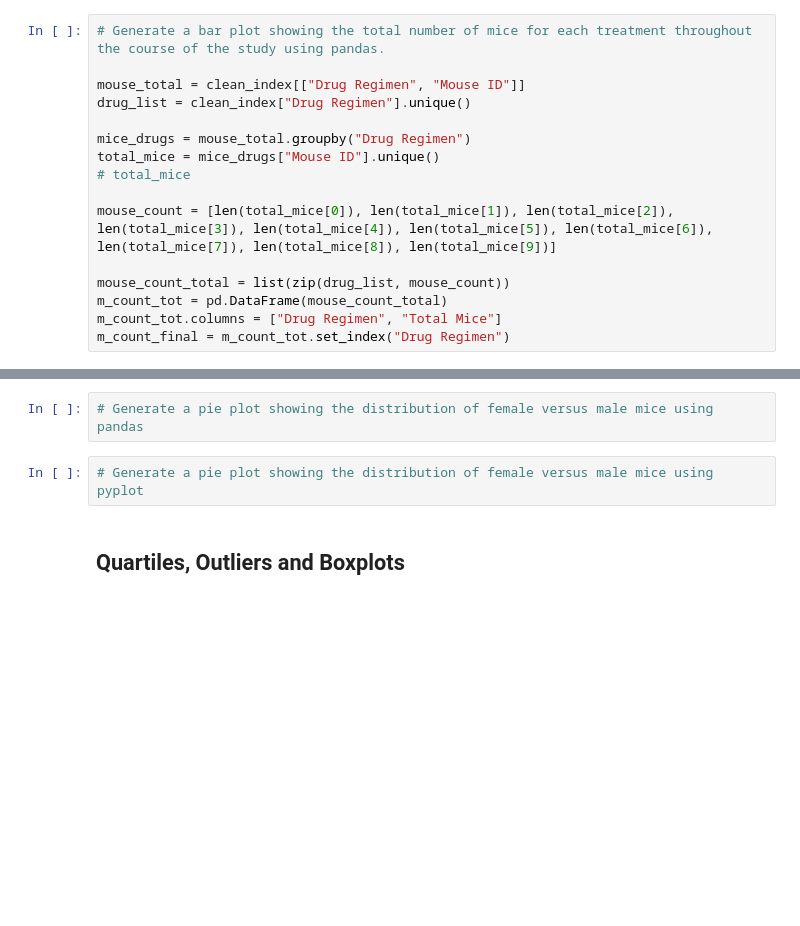
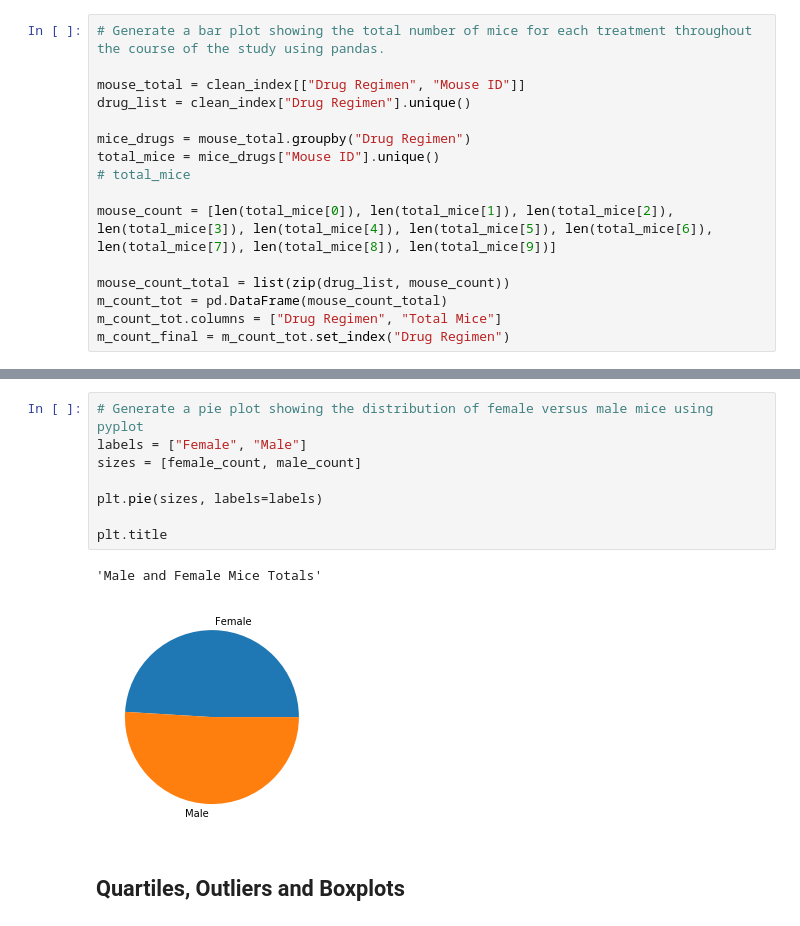
Before and after one commit to msckat11/matplotlib-challenge, a Jupyter notebook: pymaceuticals_starter.ipynb, the cells around one changed output, grey strips where cells are left out. Drawn from its saved outputs; the diff is of its cells as text; blank space fills up the shorter version.

```diff
--- a/pymaceuticals_starter.ipynb
+++ b/pymaceuticals_starter.ipynb
@@ -206,7 +226,14 @@ Text(0, 0.5, 'Total Mice')
 # %%
-# Generate a pie plot showing the distribution of female versus male mice using pandas
+# Generate a pie plot showing the distribution of female versus male mice using pyplot
+labels = ["Female", "Male"]
+sizes = [female_count, male_count]
+
+plt.pie(sizes, labels=labels)
+
+plt.title
+# %% [output]
+'Male and Female Mice Totals'
+[figure, added]
-# %%
-# Generate a pie plot showing the distribution of female versus male mice using pyplot
 # %% [markdown]
 ## Quartiles, Outliers and Boxplots
 # %%
```
Also changed, not shown: parts of 6 cells of this notebook.
